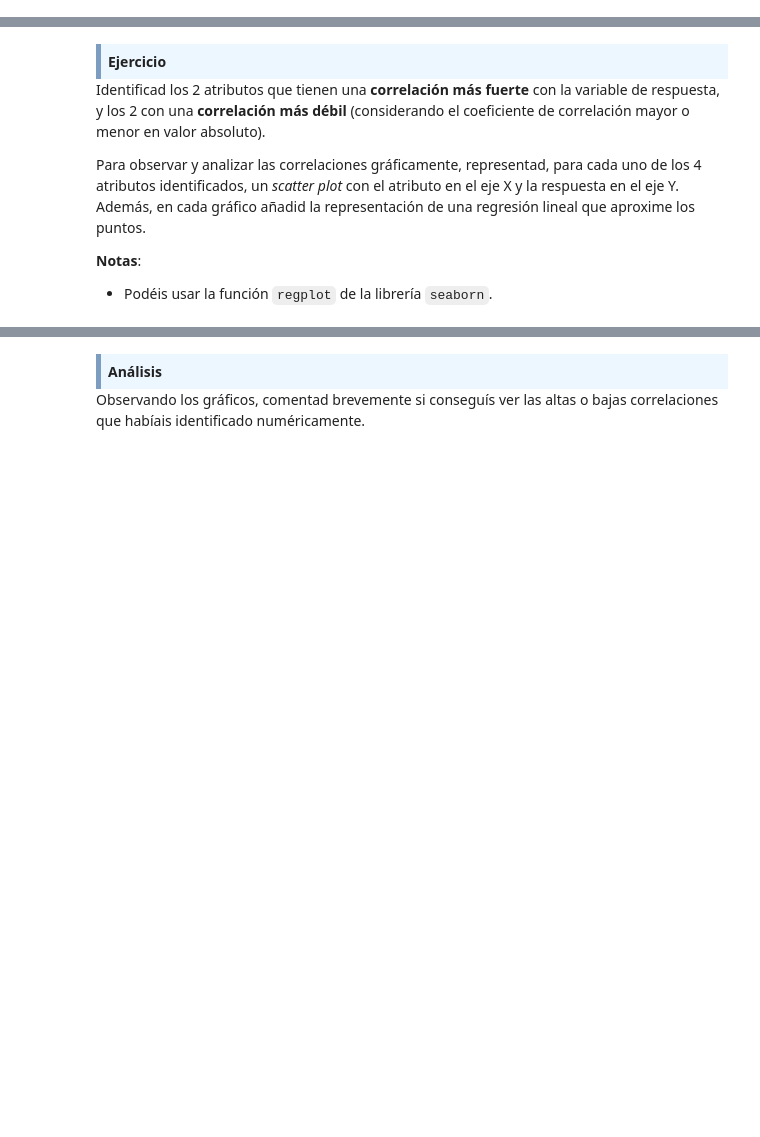
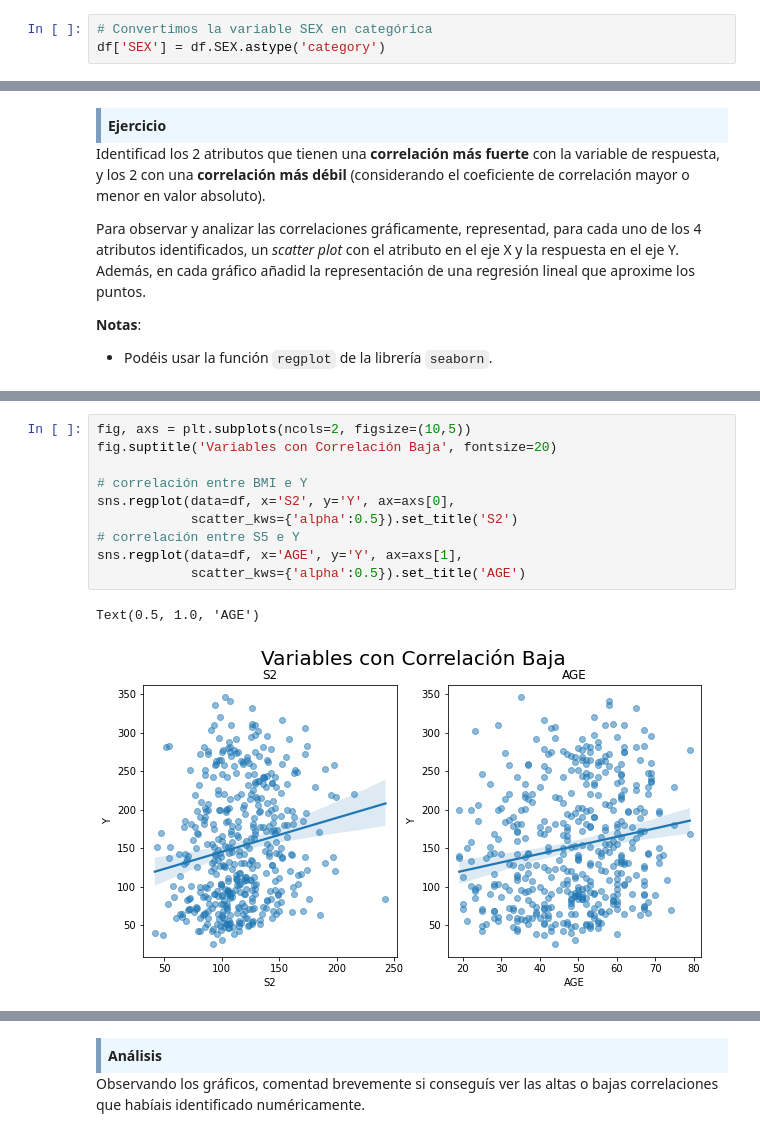
Before and after one commit to angelbujalance/MAME_PEC, a Jupyter notebook: M2.855_20221_PEC1-Enunciado.ipynb, the cells around one changed output, grey strips where cells are left out. Drawn from its saved outputs; the diff is of its cells as text; blank space fills up the shorter version.

```diff
--- a/M2.855_20221_PEC1-Enunciado.ipynb
+++ b/M2.855_20221_PEC1-Enunciado.ipynb
@@ -286,3 +290,6 @@ Comentad los resultados obtenidos.
+# %%
+# Convertimos la variable SEX en categórica
+df['SEX'] = df.SEX.astype('category')
 # %% [markdown]
 ## 2.2 Análisis exploratorio de los datos
 
@@ -335,0 +365,13 @@ Para observar y analizar las correlaciones gráficamente, representad, para cada
+# %%
+fig, axs = plt.subplots(ncols=2, figsize=(10,5))
+fig.suptitle('Variables con Correlación Baja', fontsize=20)
+
+# correlación entre BMI e Y
+sns.regplot(data=df, x='S2', y='Y', ax=axs[0],
+            scatter_kws={'alpha':0.5}).set_title('S2')
+# correlación entre S5 e Y
+sns.regplot(data=df, x='AGE', y='Y', ax=axs[1],
+            scatter_kws={'alpha':0.5}).set_title('AGE')
+# %% [output]
+Text(0.5, 1.0, 'AGE')
+[figure, added]
```
Also changed, not shown: parts of 9 cells of this notebook.
